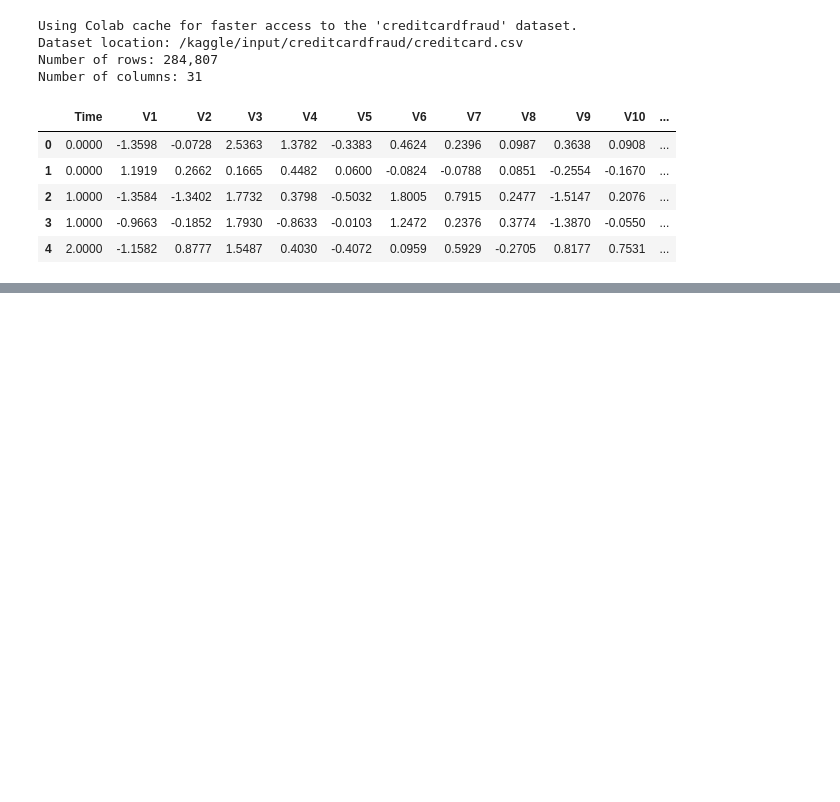
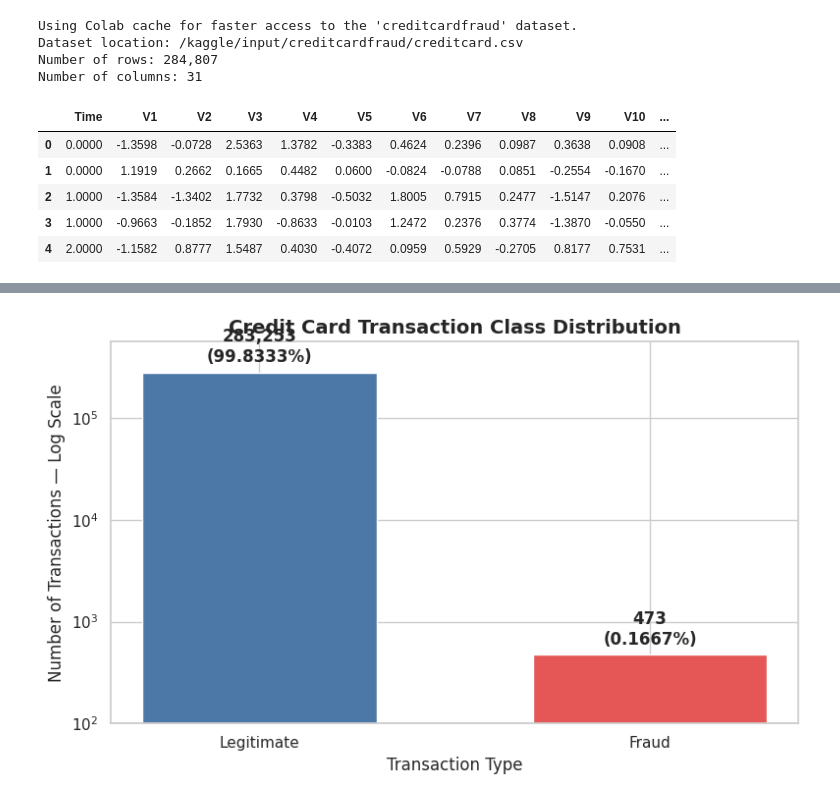
Before and after one commit to elias8080007/OIBSIP, a Jupyter notebook: DataAnalytics-L2-FraudDetection/Elias_Ibrahim_Elias_Task3.ipynb, the cells around one changed output, grey strips where cells are left out. Cells and saved outputs as stored; diff of their text form; code cells hidden in the pictures; blank space fills up the shorter version.

Commit message:
Complete fraud detection analysis

```diff
--- a/DataAnalytics-L2-FraudDetection/Elias_Ibrahim_Elias_Task3.ipynb
+++ b/DataAnalytics-L2-FraudDetection/Elias_Ibrahim_Elias_Task3.ipynb
@@ -84,0 +236,43 @@ Number of columns: 31
+# %%
+fig, ax = plt.subplots(figsize=(8, 5))
+
+colors = ["#4C78A8", "#E45756"]
+
+bars = ax.bar(
+    class_summary["Transaction_Type"],
+    class_summary["Transaction_Count"],
+    color=colors,
+    width=0.6
+)
+
+# Logarithmic scale allows both classes to remain visible
+ax.set_yscale("log")
+
+for bar, (_, row) in zip(bars, class_summary.iterrows()):
+    ax.text(
+        bar.get_x() + bar.get_width() / 2,
+        bar.get_height() * 1.15,
+        f"{row['Transaction_Count']:,}\n({row['Percentage']:.4f}%)",
+        ha="center",
+        va="bottom",
+        fontweight="bold"
+    )
+
+ax.set_title(
+    "Credit Card Transaction Class Distribution",
+    fontsize=14,
+    fontweight="bold"
+)
+ax.set_xlabel("Transaction Type")
+ax.set_ylabel("Number of Transactions — Log Scale")
+ax.set_ylim(100, class_summary["Transaction_Count"].max() * 2)
+
+plt.tight_layout()
+plt.savefig(
+    "fraud_class_distribution.png",
+    dpi=300,
+    bbox_inches="tight"
+)
+plt.show()
+# %% [output]
+[figure, added]
```
Also changed, not shown: parts of 41 cells of this notebook.
